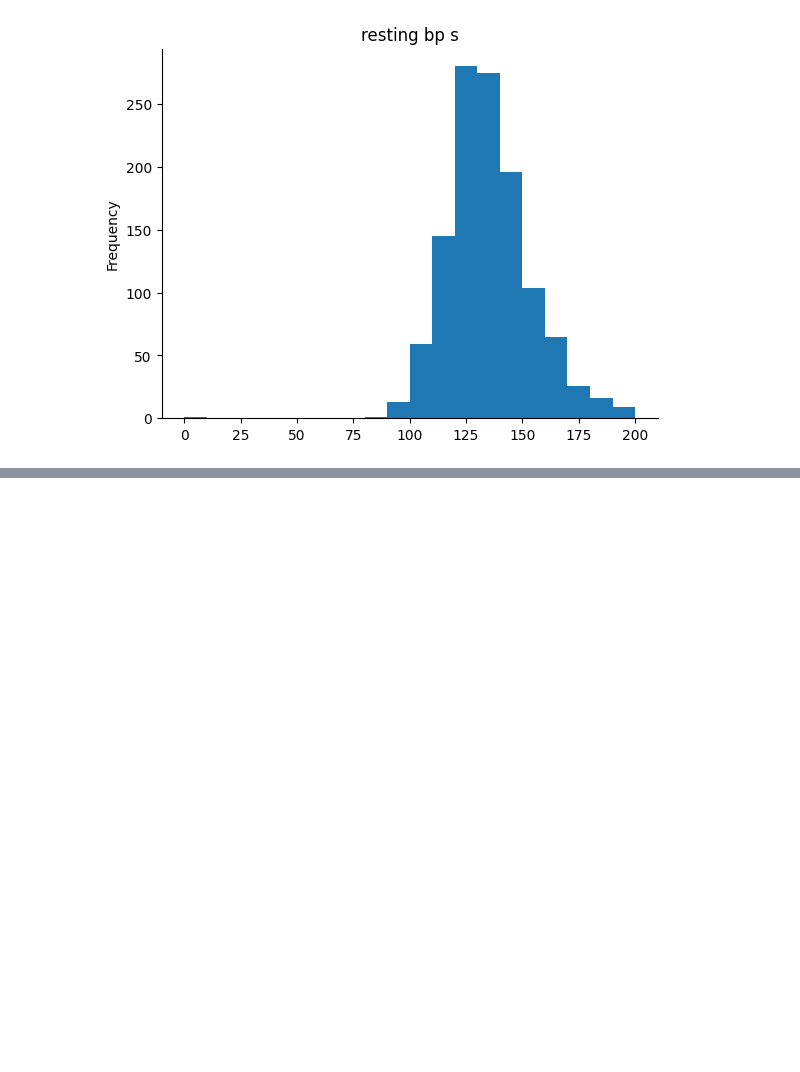
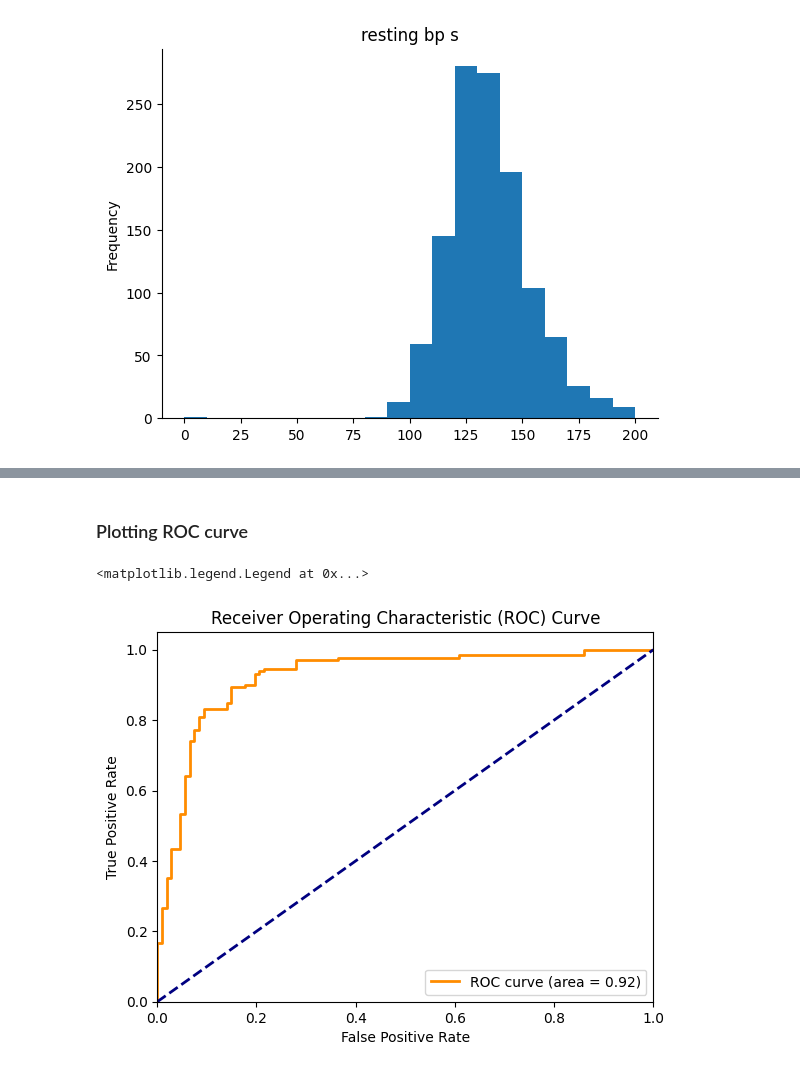
Before and after one commit to aimldlnlp/heart-disease-classification-with-kan, a Jupyter notebook: heart_disease_classification_with_kan.ipynb, the cells around one changed output, grey strips where cells are left out. Saved outputs shown, nothing was run; the diff lists cells and outputs as text; code cells hidden in the pictures; blank space fills up the shorter version.

```diff
--- a/heart_disease_classification_with_kan.ipynb
+++ b/heart_disease_classification_with_kan.ipynb
@@ -68,0 +106,4 @@ plt.gca().spines[['top', 'right',]].set_visible(False)
+# %%
+model = KANClassifier(device='cuda')
+model = model.fit(X_train, y_train)
+y_pred = model.predict(X_test)
@@ -68,0 +137,5 @@ plt.gca().spines[['top', 'right',]].set_visible(False)
+# %%
+hidden_layers =  [32, 64]
+activations = [0.1, 0.3]
+entropies = [0.1, 0.3]
+ridges = [0.1, 0.3]
@@ -68,0 +270,6 @@ plt.gca().spines[['top', 'right',]].set_visible(False)
+# %%
+hidden_layers = [32, 64, 128]
+activations = [0.1, 0.3, 0.5]
+entropies = [0.1, 0.3, 0.5]
+ridges = [0.1, 0.3, 0.5, 0.7]
+splineOrder = [3, 5]
@@ -68,0 +424,15 @@ plt.gca().spines[['top', 'right',]].set_visible(False)
+# %%
+kan_model = KANClassifier(device='cuda', hidden_layer=64, activation=.1,
+                          entropy=.5, ridge=.3, spline_order=5)
+
+kan_model.fit(X_train, y_train, batch_size=64, lr=.07, weight_decay=.01)
+y_pred = kan_model.predict(X_test)
+
+print("Hidden layer:", hidden_layer)
+print("Activation:", activation)
+print("Entropy:", entropy)
+print("Ridge:", ridge)
+print("Spline order:", spline)
+print("Test accuracy:", accuracy_score(y_test, y_pred))
+print("Kappa score:", cohen_kappa_score(y_test, y_pred))
+print("Confusion matrix:\n", confusion_matrix(y_test, y_pred))
@@ -68,0 +451,2 @@ plt.gca().spines[['top', 'right',]].set_visible(False)
+# %% [markdown]
+### Plotting ROC curve
@@ -68,0 +455,18 @@ plt.gca().spines[['top', 'right',]].set_visible(False)
+# %%
+y_prob = kan_model.predict_proba(X_test)[:, 1]
+
+fpr, tpr, thresholds = roc_curve(y_test, y_prob)
+roc_auc = auc(fpr, tpr)
+
+plt.figure()
+plt.plot(fpr, tpr, color='darkorange', lw=2, label=f'ROC curve (area = {roc_auc:.2f})')
+plt.plot([0, 1], [0, 1], color='navy', lw=2, linestyle='--')
+plt.xlim([0.0, 1.0])
+plt.ylim([0.0, 1.05])
+plt.xlabel('False Positive Rate')
+plt.ylabel('True Positive Rate')
+plt.title('Receiver Operating Characteristic (ROC) Curve')
+plt.legend(loc="lower right")
+# %% [output]
+<matplotlib.legend.Legend at 0x...>
+[figure, added]
```
Also changed, not shown: parts of 17 cells of this notebook.
